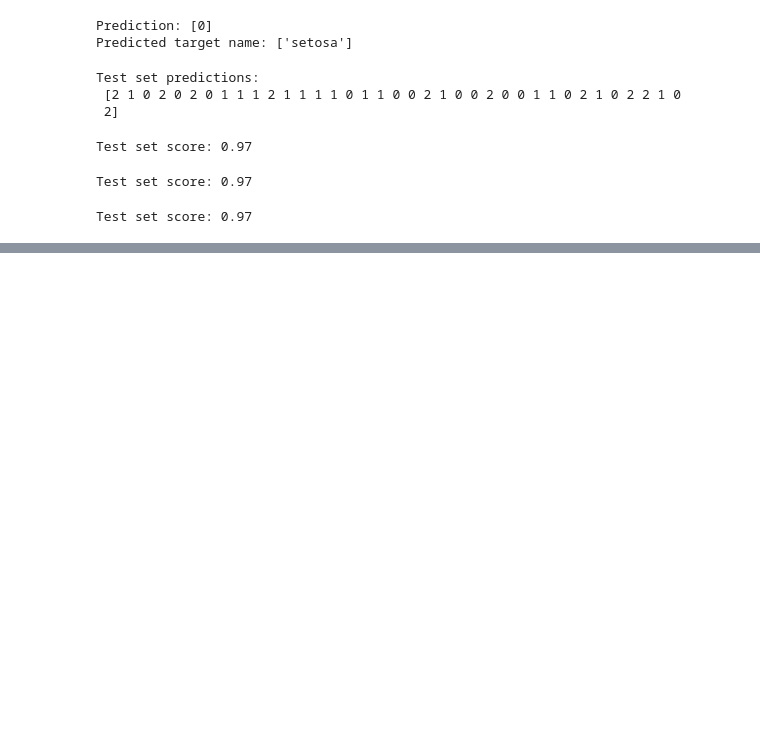
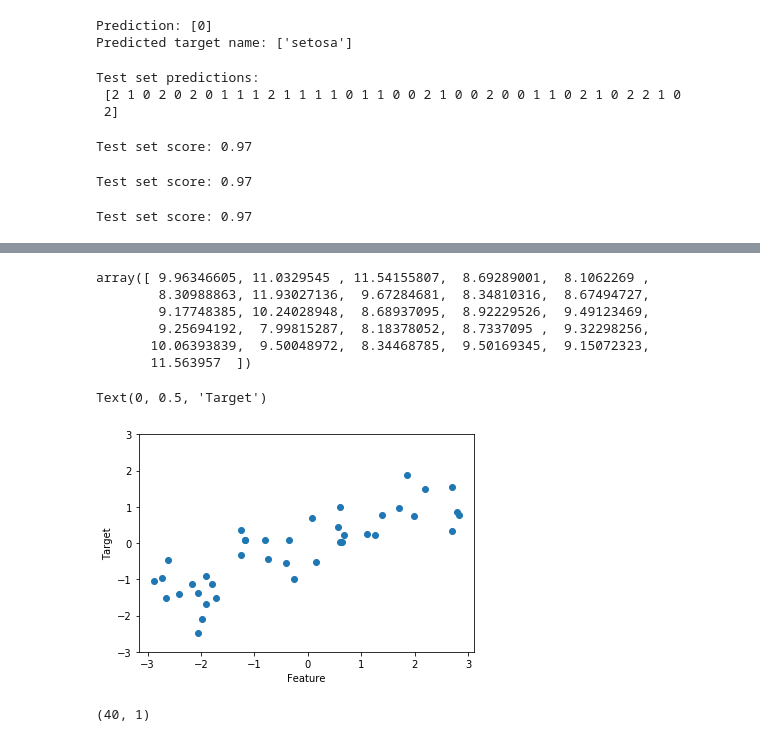
Before and after one commit to drempapis/ML, a Jupyter notebook: NumPy.ipynb, the cells around one changed output, grey strips where cells are left out. Drawn from its saved outputs; the diff is of its cells as text; code cells hidden in the pictures; blank space fills up the shorter version.

```diff
--- a/NumPy.ipynb
+++ b/NumPy.ipynb
@@ -263,0 +301,22 @@ Test set score: 0.97
+# %%
+X[:, 0]
+# %% [output]
+array([ 9.96346605, 11.0329545 , 11.54155807,  8.69289001,  8.1062269 ,
+        8.30988863, 11.93027136,  9.67284681,  8.34810316,  8.67494727,
+        9.17748385, 10.24028948,  8.68937095,  8.92229526,  9.49123469,
+        9.25694192,  7.99815287,  8.18378052,  8.7337095 ,  9.32298256,
+       10.06393839,  9.50048972,  8.34468785,  9.50169345,  9.15072323,
+       11.563957  ])
+# %%
+X, y = mglearn.datasets.make_wave(n_samples=40)
+plt.plot(X, y, 'o')
+plt.ylim(-3, 3)
+plt.xlabel("Feature")
+plt.ylabel("Target")
+# %% [output]
+Text(0, 0.5, 'Target')
+[figure, added]
+# %%
+X.shape
+# %% [output]
+(40, 1)
```
Also changed, not shown: parts of 37 cells of this notebook, 3 other files.
